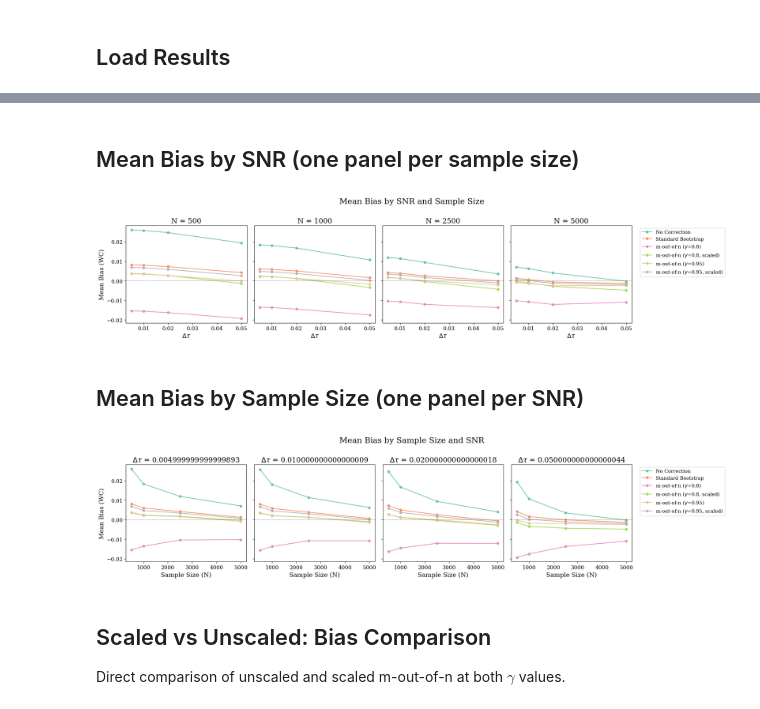
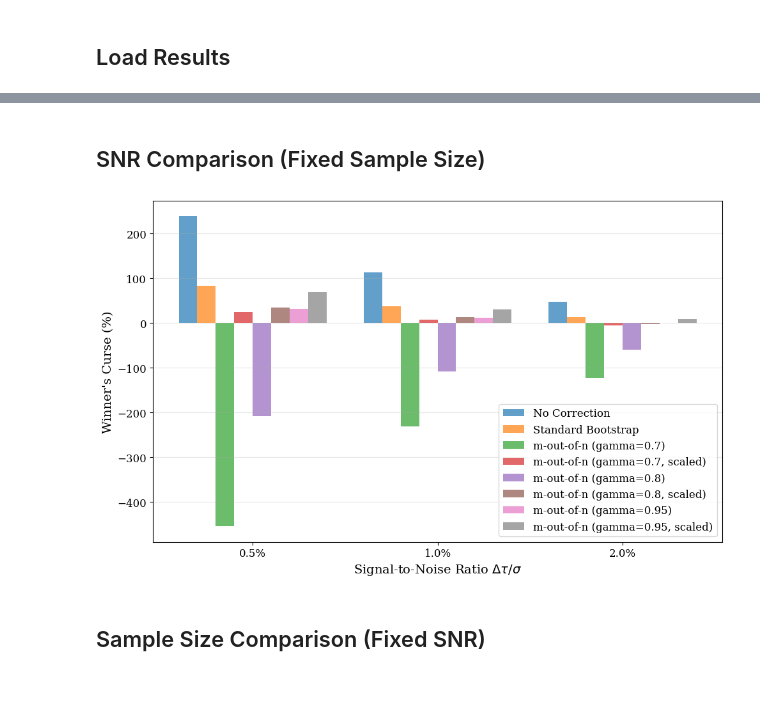
Before and after one commit to iamsikun/winners-curse, a Jupyter notebook: notebooks/ab_test_moon.ipynb, the cells around one changed output, grey strips where cells are left out. Cells and saved outputs as stored; diff of their text form; code cells hidden in the pictures.

Commit message:
Add plot_sample_size_wc_comparison to analysis module and use in moon notebook
Co-Authored-By: Claude Opus 4.6 (1M context) <noreply@anthropic.com>

```diff
--- a/notebooks/ab_test_moon.ipynb
+++ b/notebooks/ab_test_moon.ipynb
@@ -126,63 +70,13 @@ rmse_df.style.background_gradient(cmap='YlOrRd', axis=None)
-# %% [markdown]
-## Mean Bias by SNR (one panel per sample size)
-# %%
-fig, axes = plt.subplots(1, len(sample_sizes), figsize=(5 * len(sample_sizes), 4.5), sharey=True)
-
-colors = plt.cm.Set2(np.linspace(0, 1, len(estimator_keys)))
-
-for idx, n in enumerate(sample_sizes):
-    ax = axes[idx]
-    for est_idx, est in enumerate(estimator_keys):
-        deltas = []
-        biases = []
-        for tau in tau_tuples:
-            res = results[(n, tau)]
-            deltas.append(tau[1] - tau[0])
-            biases.append(res[f'{est}_wc_arr'].mean())
-        ax.plot(deltas, biases, 'o-', label=estimator_labels[est], color=colors[est_idx], markersize=5)
-
-    ax.axhline(y=0, color='black', linestyle='--', linewidth=0.8, alpha=0.5)
-    ax.set_title(f'N = {n}', fontsize=title_size)
-    ax.set_xlabel(r'$\Delta\tau$', fontsize=axis_label_size)
-    if idx == 0:
-        ax.set_ylabel('Mean Bias (WC)', fontsize=axis_label_size)
-    ax.tick_params(labelsize=tick_label_size)
-
-axes[-1].legend(fontsize=legend_label_size - 1, bbox_to_anchor=(1.05, 1), loc='upper left')
-fig.suptitle('Mean Bias by SNR and Sample Size', fontsize=title_size + 2, y=1.02)
-fig.tight_layout()
-plt.show()
-# %% [output]
-[figure, removed]
+# %% [markdown]
+## SNR Comparison (Fixed Sample Size)
+# %%
+fixed_n = 2500
+
+# Filter results for the fixed sample size, keyed by tau tuple
+snr_results = {tau: res for (n, tau), res in results.items() if n == fixed_n}
+
+plot_snr_wc_comparison(snr_results, config)
+# %% [output]
+[figure, added]
 # %% [markdown]
-## Mean Bias by Sample Size (one panel per SNR)
+## Sample Size Comparison (Fixed SNR)
-# %%
-fig, axes = plt.subplots(1, len(tau_tuples), figsize=(5 * len(tau_tuples), 4.5), sharey=True)
-
-for idx, tau in enumerate(tau_tuples):
-    ax = axes[idx]
-    delta = tau[1] - tau[0]
-    for est_idx, est in enumerate(estimator_keys):
-        biases = []
-        for n in sample_sizes:
-            res = results[(n, tau)]
-            biases.append(res[f'{est}_wc_arr'].mean())
-        ax.plot(sample_sizes, biases, 'o-', label=estimator_labels[est], color=colors[est_idx], markersize=5)
-
-    ax.axhline(y=0, color='black', linestyle='--', linewidth=0.8, alpha=0.5)
-    ax.set_title(rf'$\Delta\tau$ = {delta}', fontsize=title_size)
-    ax.set_xlabel('Sample Size (N)', fontsize=axis_label_size)
-    if idx == 0:
-        ax.set_ylabel('Mean Bias (WC)', fontsize=axis_label_size)
-    ax.tick_params(labelsize=tick_label_size)
-
-axes[-1].legend(fontsize=legend_label_size - 1, bbox_to_anchor=(1.05, 1), loc='upper left')
-fig.suptitle('Mean Bias by Sample Size and SNR', fontsize=title_size + 2, y=1.02)
-fig.tight_layout()
-plt.show()
-# %% [output]
-[figure, removed]
-# %% [markdown]
-## Scaled vs Unscaled: Bias Comparison
-
-Direct comparison of unscaled and scaled m-out-of-n at both $\gamma$ values.
```
Also changed, not shown: parts of 9 cells of this notebook, 3 other files.
